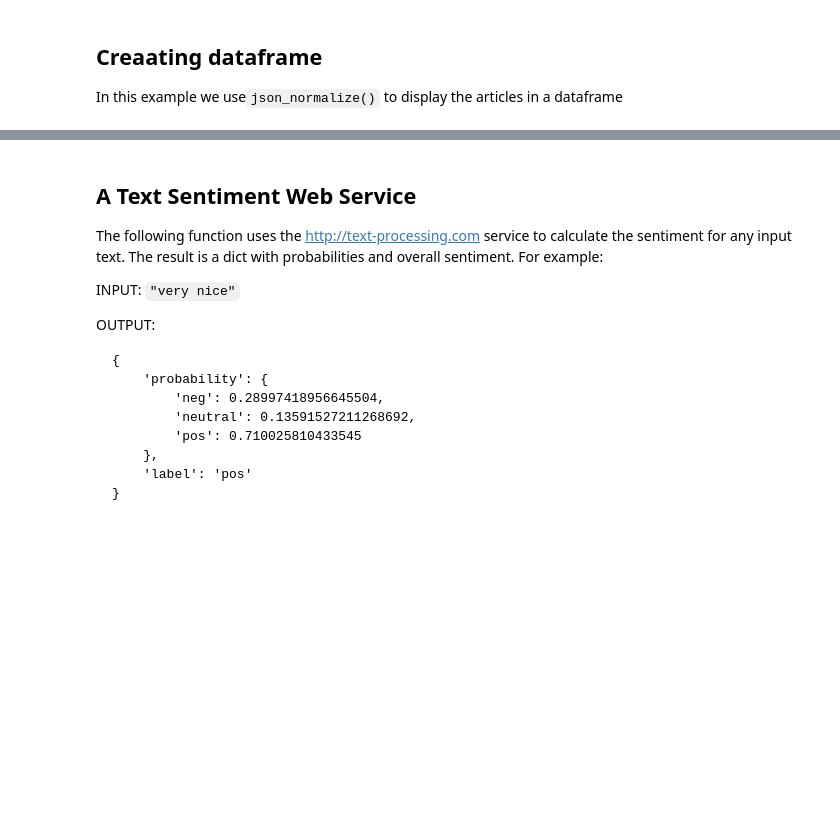
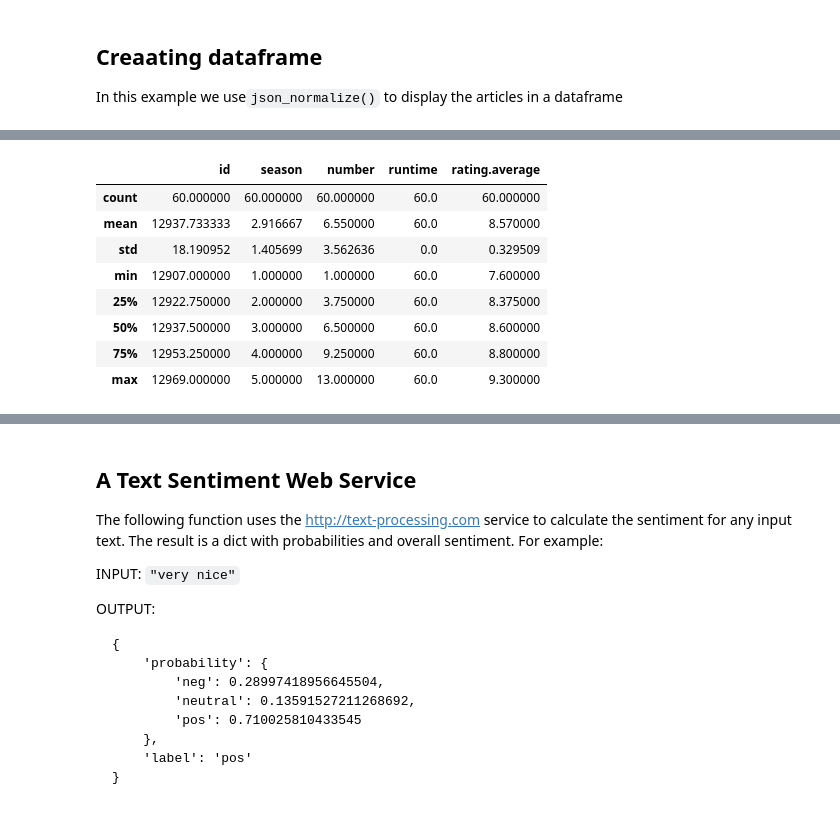
Before and after one commit to ist256/fall2024, a Jupyter notebook: lessons/11-Pandas-II/SmallGroup-PandasII.ipynb, the cells around one changed output, grey strips where cells are left out. Cells and saved outputs as stored; diff of their text form; code cells hidden in the pictures; blank space fills up the shorter version.

```diff
--- a/lessons/11-Pandas-II/SmallGroup-PandasII.ipynb
+++ b/lessons/11-Pandas-II/SmallGroup-PandasII.ipynb
@@ -34,2 +52,6 @@ articles[0]
 # %%
 # PROMPT 1 read in episodes of "The Wire" find the episodes key, and show the first episode.
+thewire = get_json("https://raw.githubusercontent.com/mafudge/datasets/master/tv-shows/the-wire.json")
+eps = thewire['_embedded']['episodes']
+eps[0]
+# _embedded
@@ -43,2 +111,5 @@ art_df.head(1)
 # %%
 # PROMPT 2 display the episodes as a dataframe
+eps_df = pd.json_normalize(eps)
+#del eps_df['summary']
+eps_df.head(2)
@@ -44,0 +120,12 @@ art_df.head(1)
+# %%
+eps_df.describe()
+# %% [output]
+|  | id | season | number | runtime | rating.average |
+| count | 60.000000 | 60.000000 | 60.000000 | 60.0 | 60.000000 |
+| mean | 12937.733333 | 2.916667 | 6.550000 | 60.0 | 8.570000 |
+| std | 18.190952 | 1.405699 | 3.562636 | 0.0 | 0.329509 |
+| min | 12907.000000 | 1.000000 | 1.000000 | 60.0 | 7.600000 |
+| 25% | 12922.750000 | 2.000000 | 3.750000 | 60.0 | 8.375000 |
+| 50% | 12937.500000 | 3.000000 | 6.500000 | 60.0 | 8.600000 |
+| 75% | 12953.250000 | 4.000000 | 9.250000 | 60.0 | 8.800000 |
+| max | 12969.000000 | 5.000000 | 13.000000 | 60.0 | 9.300000 |
```
Also changed, not shown: parts of 28 cells of this notebook.
